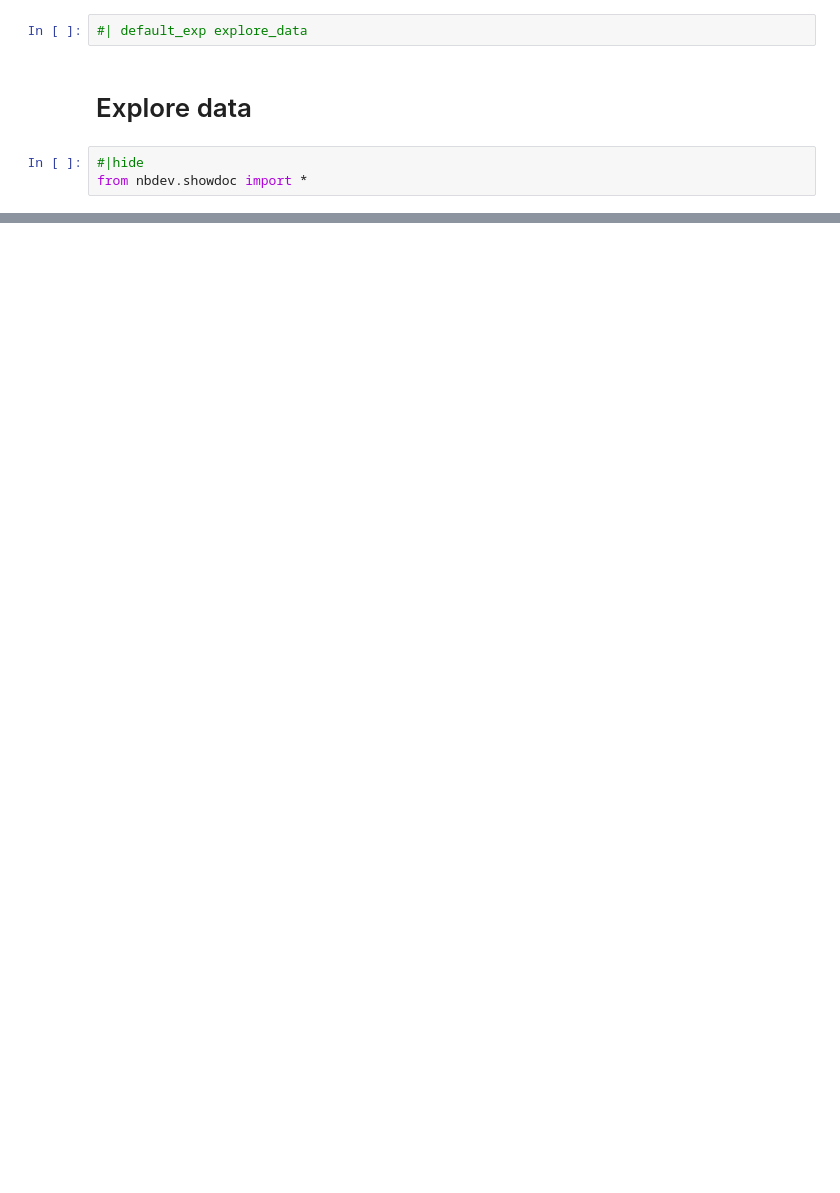
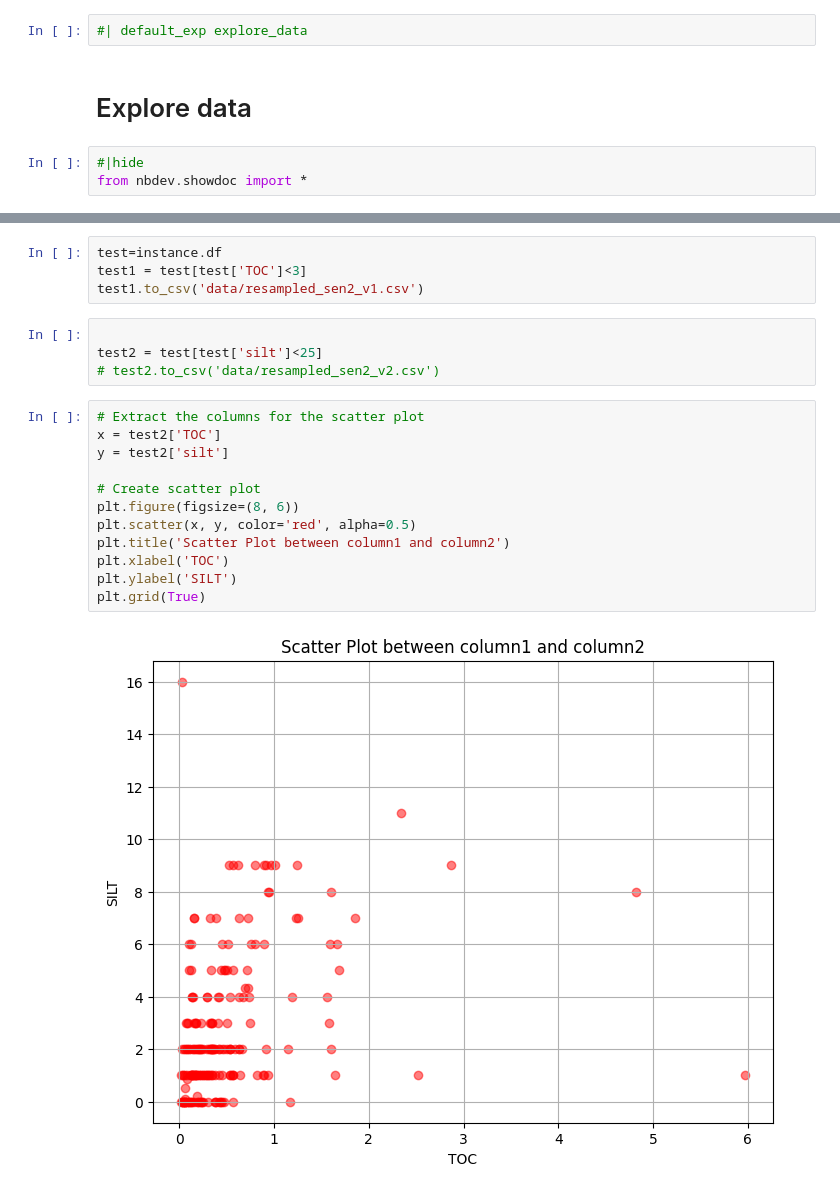
Before and after one commit to reutkeller/ML_projects, a Jupyter notebook: nbs/data_exploration.ipynb, the cells around one changed output, grey strips where cells are left out. Drawn from its saved outputs; the diff is of its cells as text; blank space fills up the shorter version.

```diff
--- a/nbs/data_exploration.ipynb
+++ b/nbs/data_exploration.ipynb
@@ -63,0 +84,22 @@ TypeError: DataExploration.__init__() got an unexpected keyword argument 'cols'
+# %%
+test=instance.df
+test1 = test[test['TOC']<3]
+test1.to_csv('data/resampled_sen2_v1.csv')
+# %%
+
+test2 = test[test['silt']<25]
+# test2.to_csv('data/resampled_sen2_v2.csv')
+# %%
+# Extract the columns for the scatter plot
+x = test2['TOC']
+y = test2['silt']
+
+# Create scatter plot
+plt.figure(figsize=(8, 6))
+plt.scatter(x, y, color='red', alpha=0.5)
+plt.title('Scatter Plot between column1 and column2')
+plt.xlabel('TOC')
+plt.ylabel('SILT')
+plt.grid(True)
+# %% [output]
+[figure, added]
```
Also changed, not shown: parts of 3 cells of this notebook, 1 other file.
